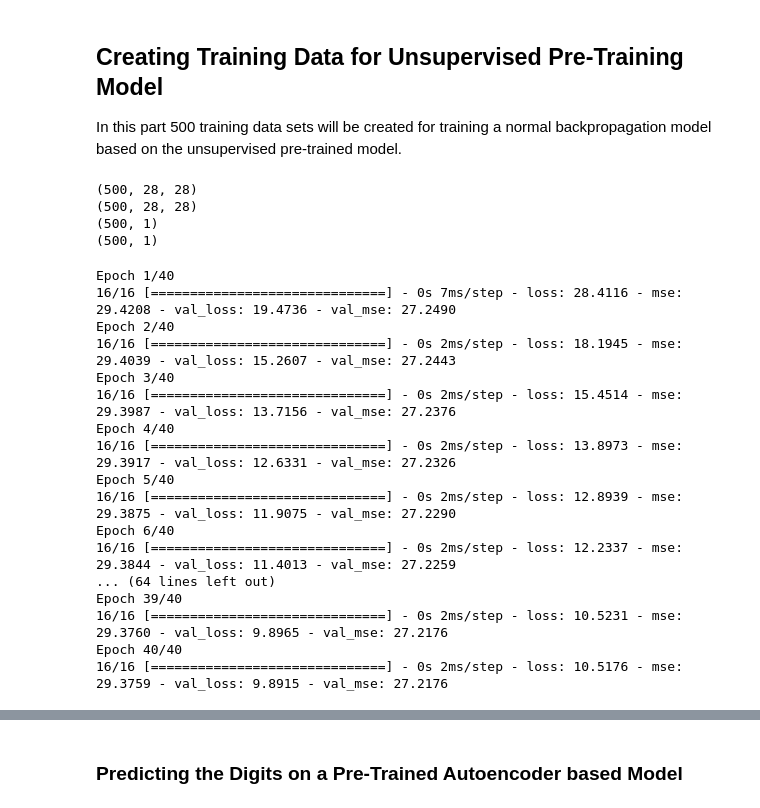
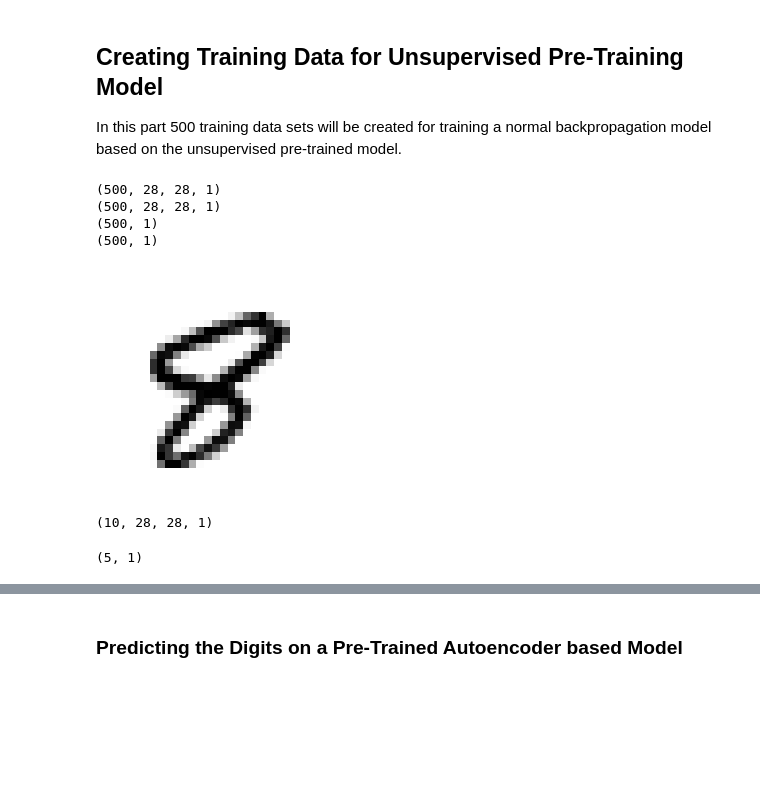
Before and after one commit to IIIskiplikIII/autoencoding-mnist, a Jupyter notebook: autoencoding-mnist.ipynb, the cells around one changed output, grey strips where cells are left out. Saved outputs shown, nothing was run; the diff lists cells and outputs as text; code cells hidden in the pictures; blank space fills up the shorter version.

```diff
--- a/autoencoding-mnist.ipynb
+++ b/autoencoding-mnist.ipynb
@@ -599,30 +643,22 @@ y_valid_pretrained_500 = y_valid_resh[:500]
 # %%
-print(X_train_pretrained_500.shape)
-print(X_valid_pretrained_500.shape)
+print(X_train_pret_resh_500.shape)
+print(X_valid_pret_resh_500.shape)
 print(y_train_pretrained_500.shape)
 print(y_valid_pretrained_500.shape)
 # %% [output]
-(500, 28, 28)
-(500, 28, 28)
+(500, 28, 28, 1)
+(500, 28, 28, 1)
 (500, 1)
 (500, 1)
-# %%
-history_pretrainted = class_net.fit(X_train_pretrained_500,y_train_pretrained_500 ,epochs= 40, validation_data=(X_valid_pretrained_500, y_valid_pretrained_500))
-# %% [output]
-Epoch 1/40
-16/16 [==============================] - 0s 7ms/step - loss: 28.4116 - mse: 29.4208 - val_loss: 19.4736 - val_mse: 27.2490
-Epoch 2/40
-16/16 [==============================] - 0s 2ms/step - loss: 18.1945 - mse: 29.4039 - val_loss: 15.2607 - val_mse: 27.2443
-Epoch 3/40
-16/16 [==============================] - 0s 2ms/step - loss: 15.4514 - mse: 29.3987 - val_loss: 13.7156 - val_mse: 27.2376
-Epoch 4/40
-16/16 [==============================] - 0s 2ms/step - loss: 13.8973 - mse: 29.3917 - val_loss: 12.6331 - val_mse: 27.2326
-Epoch 5/40
-16/16 [==============================] - 0s 2ms/step - loss: 12.8939 - mse: 29.3875 - val_loss: 11.9075 - val_mse: 27.2290
-Epoch 6/40
-16/16 [==============================] - 0s 2ms/step - loss: 12.2337 - mse: 29.3844 - val_loss: 11.4013 - val_mse: 27.2259
-... (64 lines left out)
-Epoch 39/40
-16/16 [==============================] - 0s 2ms/step - loss: 10.5231 - mse: 29.3760 - val_loss: 9.8965 - val_mse: 27.2176
-Epoch 40/40
-16/16 [==============================] - 0s 2ms/step - loss: 10.5176 - mse: 29.3759 - val_loss: 9.8915 - val_mse: 27.2176
+# %%
+plot_image(X_train_pret_resh_500[499])
+# %% [output]
+[figure, added]
+# %%
+X_train_pret_resh_500[0:10].shape
+# %% [output]
+(10, 28, 28, 1)
+# %%
+y_train_pretrained_500[0:5].shape
+# %% [output]
+(5, 1)
```
Also changed, not shown: parts of 22 cells of this notebook.
